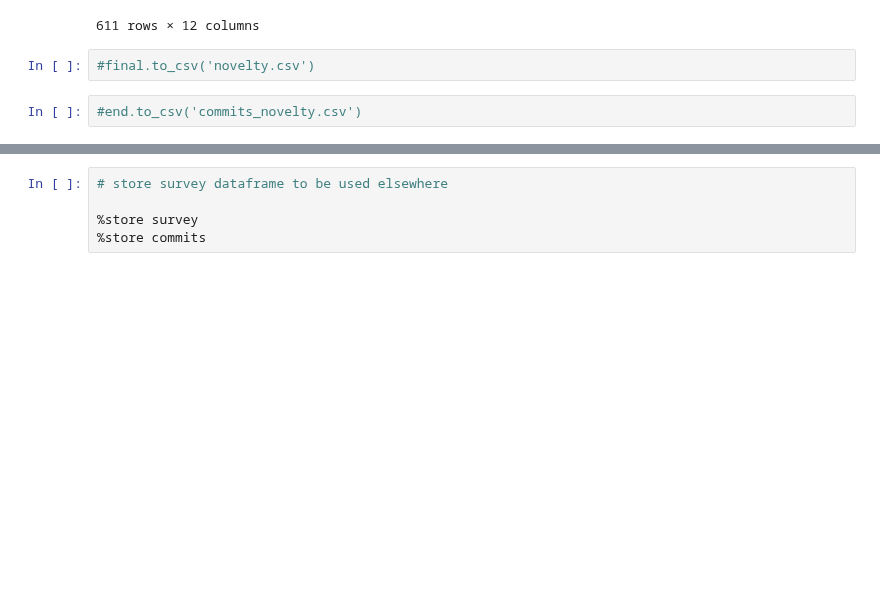
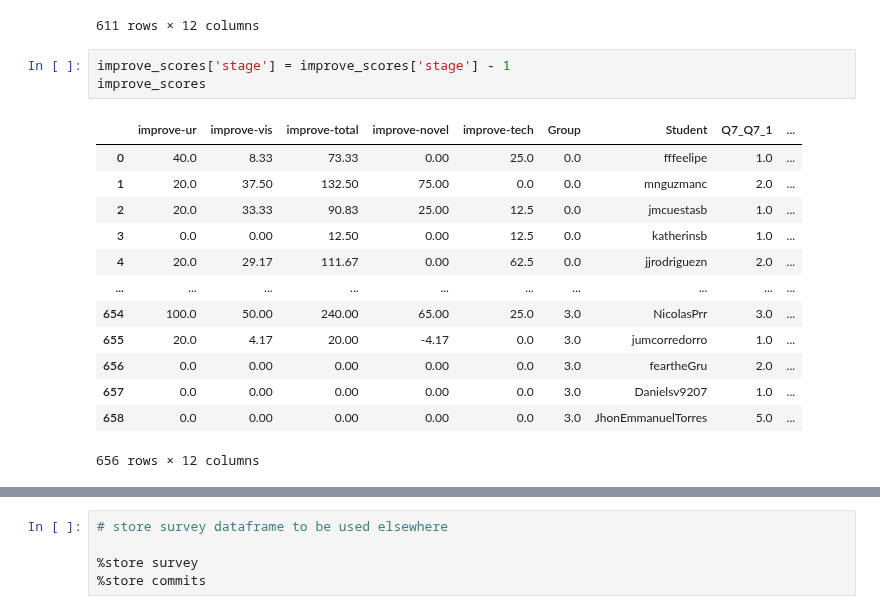
Before and after one commit to ironhacks/spring-2017-analysis, a Jupyter notebook: spring-2017/script/analysis/Panel-Data-Relational-Novelty.ipynb, the cells around one changed output, grey strips where cells are left out. Cells and saved outputs as stored; diff of their text form; blank space fills up the shorter version.

```diff
--- a/spring-2017/script/analysis/Panel-Data-Relational-Novelty.ipynb
+++ b/spring-2017/script/analysis/Panel-Data-Relational-Novelty.ipynb
@@ -181,7 +182,20 @@ end
 | 609 | capinzor | juligarji | 4 | 5 | 0.970410 | 4 | 3 | 4.0 | 4.0 | 5.0 | ... |
 | 610 | jumcorredorro | mballeng91 | 4 | 5 | 0.985294 | 4 | 3 | 2.0 | 6.0 | 6.0 | ... |
 611 rows × 12 columns
-# %%
-#final.to_csv('novelty.csv')
-# %%
-#end.to_csv('commits_novelty.csv')
+# %%
+improve_scores['stage'] = improve_scores['stage'] - 1
+improve_scores
+# %% [output]
+|  | improve-ur | improve-vis | improve-total | improve-novel | improve-tech | Group | Student | Q7_Q7_1 | ... |
+| 0 | 40.0 | 8.33 | 73.33 | 0.00 | 25.0 | 0.0 | fffeelipe | 1.0 | ... |
+| 1 | 20.0 | 37.50 | 132.50 | 75.00 | 0.0 | 0.0 | mnguzmanc | 2.0 | ... |
+| 2 | 20.0 | 33.33 | 90.83 | 25.00 | 12.5 | 0.0 | jmcuestasb | 1.0 | ... |
+| 3 | 0.0 | 0.00 | 12.50 | 0.00 | 12.5 | 0.0 | katherinsb | 1.0 | ... |
+| 4 | 20.0 | 29.17 | 111.67 | 0.00 | 62.5 | 0.0 | jjrodriguezn | 2.0 | ... |
+| ... | ... | ... | ... | ... | ... | ... | ... | ... | ... |
+| 654 | 100.0 | 50.00 | 240.00 | 65.00 | 25.0 | 3.0 | NicolasPrr | 3.0 | ... |
+| 655 | 20.0 | 4.17 | 20.00 | -4.17 | 0.0 | 3.0 | jumcorredorro | 1.0 | ... |
+| 656 | 0.0 | 0.00 | 0.00 | 0.00 | 0.0 | 3.0 | feartheGru | 2.0 | ... |
+| 657 | 0.0 | 0.00 | 0.00 | 0.00 | 0.0 | 3.0 | Danielsv9207 | 1.0 | ... |
+| 658 | 0.0 | 0.00 | 0.00 | 0.00 | 0.0 | 3.0 | JhonEmmanuelTorres | 5.0 | ... |
+656 rows × 12 columns
```
Also changed, not shown: parts of 3 cells of this notebook, 6 other files.
